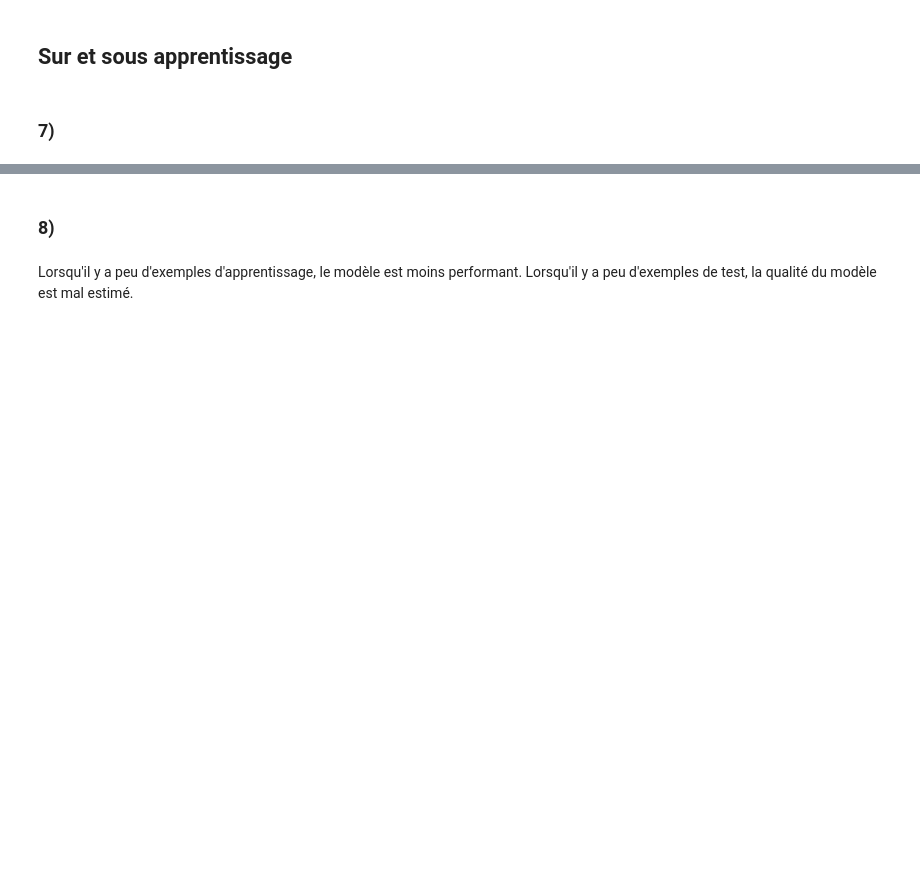
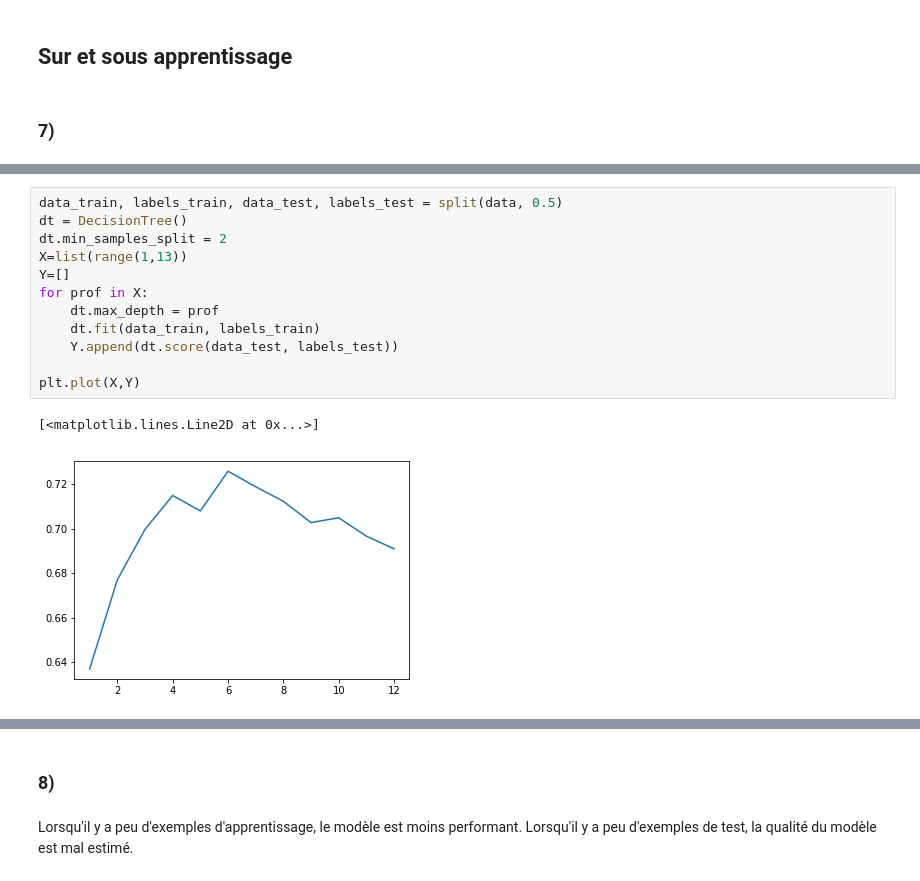
Before and after one commit to ghadaFerjani97/ML, a Jupyter notebook: tme1/tme1.ipynb, the cells around one changed output, grey strips where cells are left out. Saved outputs shown, nothing was run; the diff lists cells and outputs as text; blank space fills up the shorter version.

```diff
--- a/tme1/tme1.ipynb
+++ b/tme1/tme1.ipynb
@@ -64,0 +249,15 @@ def split(data):
+# %%
+data_train, labels_train, data_test, labels_test = split(data, 0.5)
+dt = DecisionTree()
+dt.min_samples_split = 2
+X=list(range(1,13))
+Y=[]
+for prof in X:
+    dt.max_depth = prof
+    dt.fit(data_train, labels_train)
+    Y.append(dt.score(data_test, labels_test))
+
+plt.plot(X,Y)
+# %% [output]
+[<matplotlib.lines.Line2D at 0x...>]
+[figure, added]
```
Also changed, not shown: parts of 18 cells of this notebook, 1 other file.
